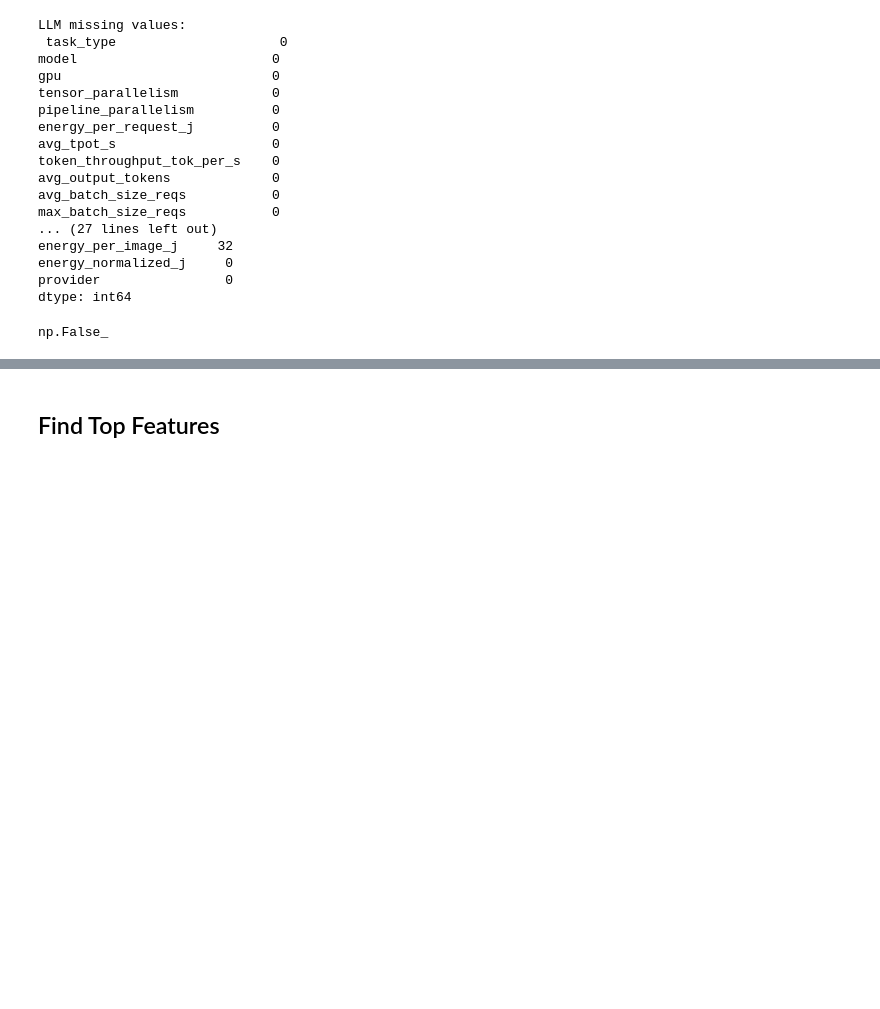
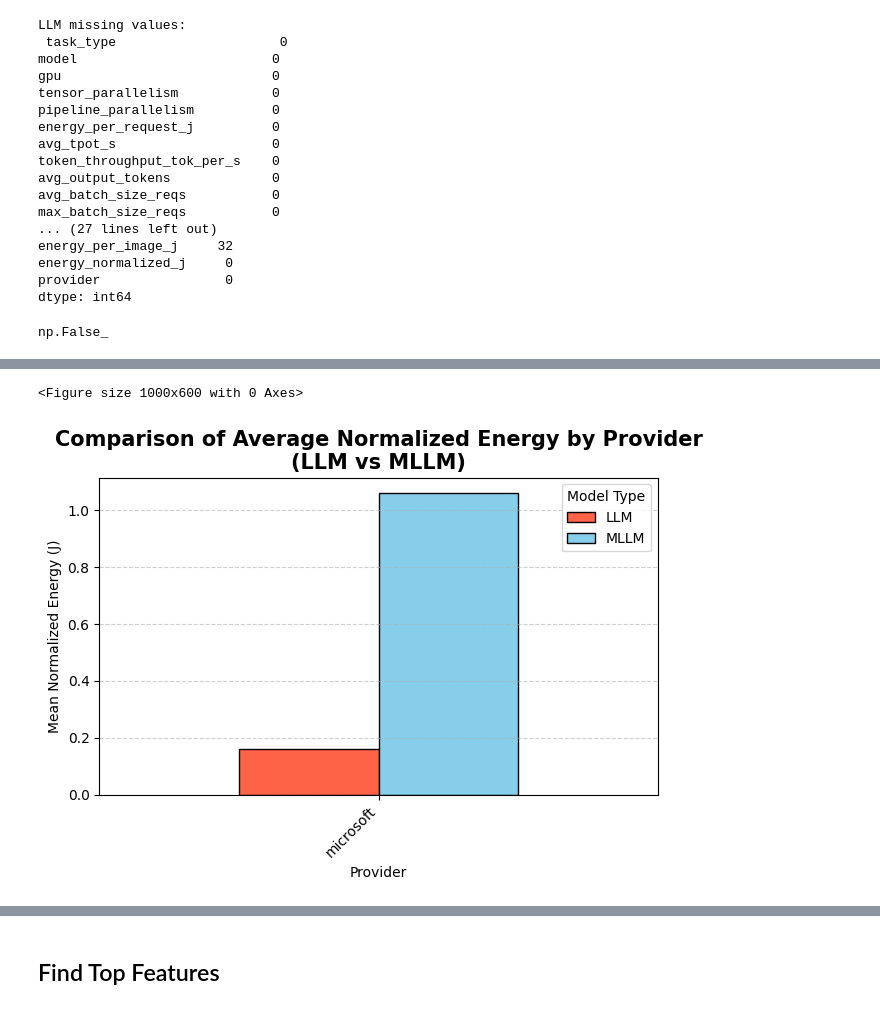
Before and after one commit to krithikakondapalli/kpmg1c, a Jupyter notebook: All_JSON_Data.ipynb, the cells around one changed output, grey strips where cells are left out. Saved outputs shown, nothing was run; the diff lists cells and outputs as text; code cells hidden in the pictures; blank space fills up the shorter version.

```diff
--- a/All_JSON_Data.ipynb
+++ b/All_JSON_Data.ipynb
@@ -1136,0 +1264,39 @@ df_diffusion_encoded.drop(columns=["model"], inplace=True)
+# %%
+# compare energy consumption between llm and mllm providers
+# they only share 1 provider-> microsoft
+
+import matplotlib.pyplot as plt
+import pandas as pd
+
+# Combine mean energy for LLM and MLLM into one DataFrame
+comparison_df = (
+    pd.concat([
+        llm_provider_energy['mean'].rename('LLM'),
+        mllm_provider_energy['mean'].rename('MLLM')
+    ], axis=1)
+)
+
+# Keep only providers that exist in both sets
+comparison_df = comparison_df.dropna()
+
+# Sort by average of both columns for cleaner order
+comparison_df = comparison_df.loc[
+    comparison_df.mean(axis=1).sort_values(ascending=False).index
+]
+
+# Plot
+plt.figure(figsize=(10, 6))
+comparison_df.plot(kind='bar', color=['tomato', 'skyblue'], edgecolor='black')
+
+plt.title('Comparison of Average Normalized Energy by Provider\n(LLM vs MLLM)', fontsize=15, weight='bold')
+plt.ylabel('Mean Normalized Energy (J)')
+plt.xlabel('Provider')
+plt.grid(axis='y', linestyle='--', alpha=0.6)
+plt.xticks(rotation=45, ha='right')
+plt.legend(title='Model Type')
+
+plt.tight_layout()
+plt.show()
+# %% [output]
+<Figure size 1000x600 with 0 Axes>
+[figure, added]
```
Also changed, not shown: parts of 24 cells of this notebook.
